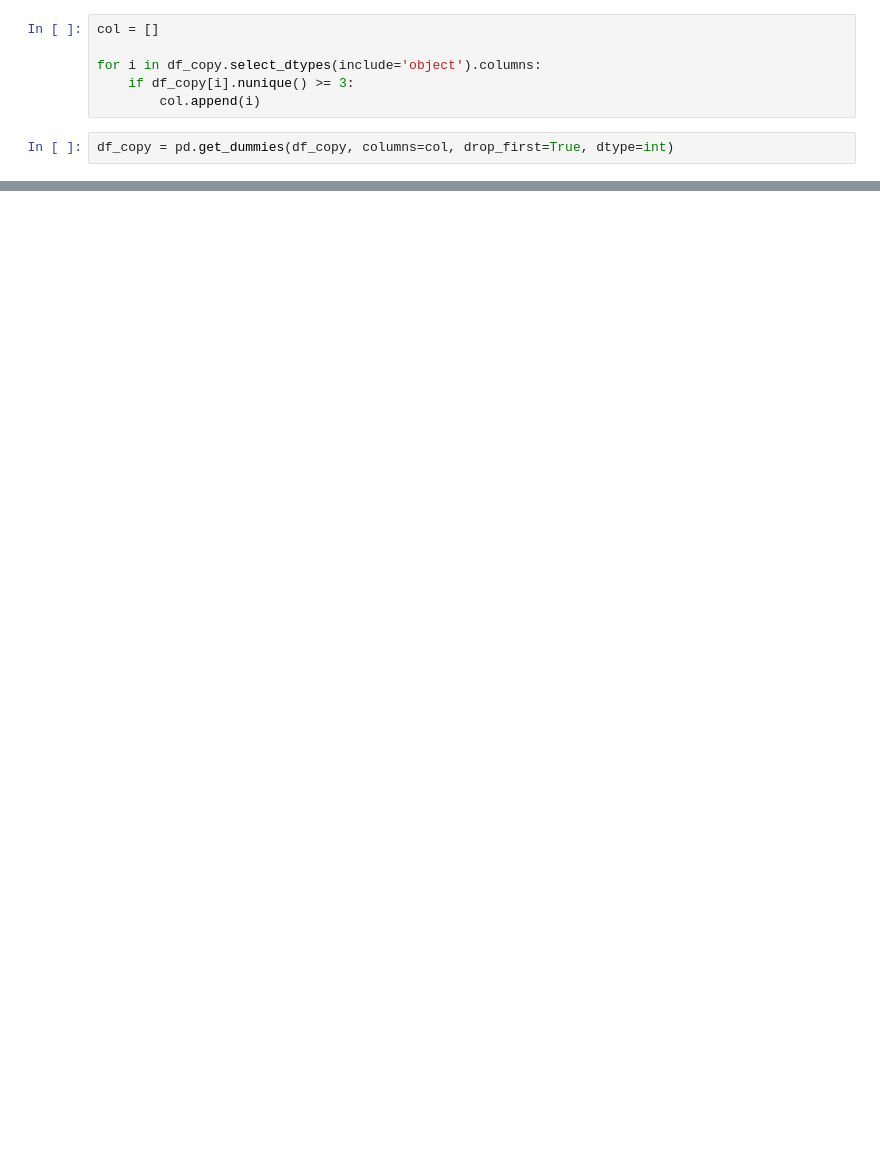
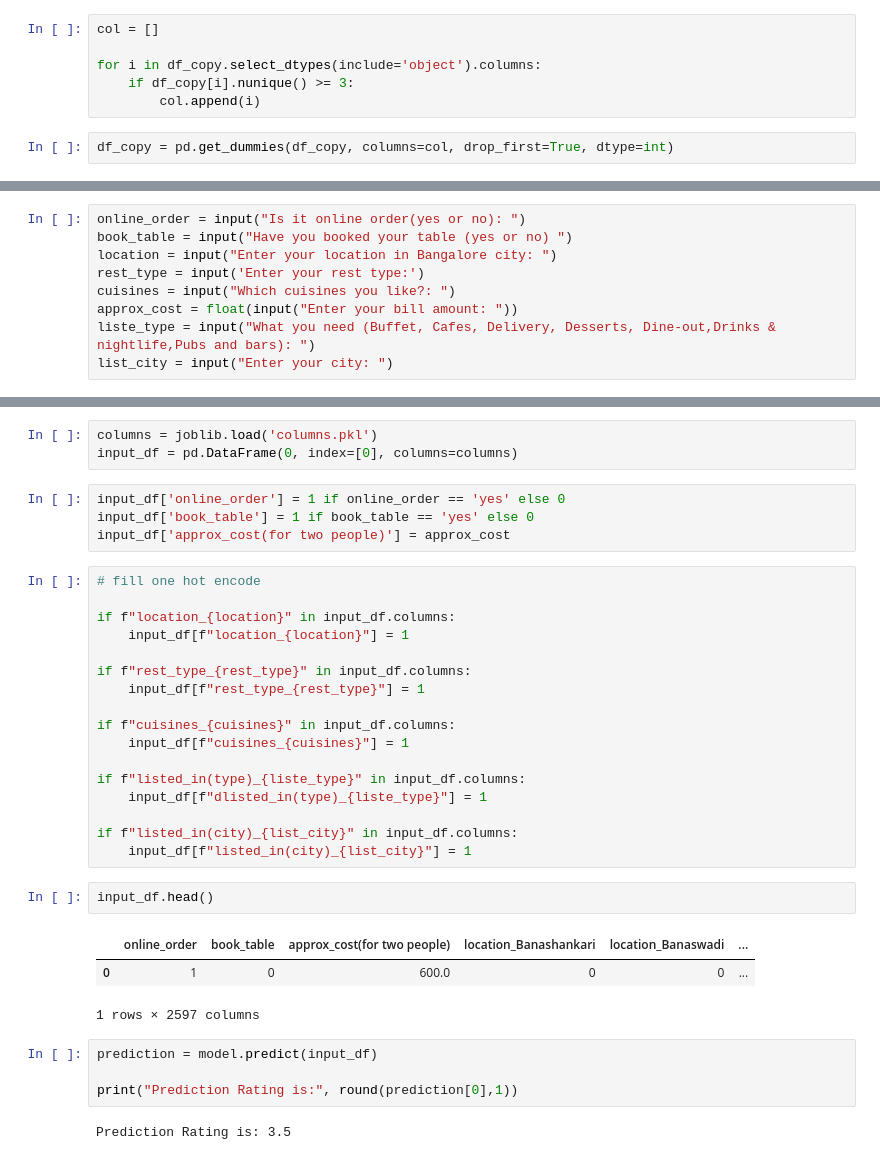
Before and after one commit to Manoranjan16/zomato, a Jupyter notebook: Untitled.ipynb, the cells around one changed output, grey strips where cells are left out. Drawn from its saved outputs; the diff is of its cells as text; blank space fills up the shorter version.

```diff
--- a/Untitled.ipynb
+++ b/Untitled.ipynb
@@ -467,0 +642,9 @@ df_copy.shape
+# %%
+online_order = input("Is it online order(yes or no): ")
+book_table = input("Have you booked your table (yes or no) ")
+location = input("Enter your location in Bangalore city: ")
+rest_type = input('Enter your rest type:')
+cuisines = input("Which cuisines you like?: ")
+approx_cost = float(input("Enter your bill amount: "))
+liste_type = input("What you need (Buffet, Cafes, Delivery, Desserts, Dine-out,Drinks & nightlife,Pubs and bars): ")
+list_city = input("Enter your city: ")
@@ -467,0 +682,36 @@ df_copy.shape
+# %%
+columns = joblib.load('columns.pkl')
+input_df = pd.DataFrame(0, index=[0], columns=columns)
+# %%
+input_df['online_order'] = 1 if online_order == 'yes' else 0
+input_df['book_table'] = 1 if book_table == 'yes' else 0
+input_df['approx_cost(for two people)'] = approx_cost
+# %%
+# fill one hot encode
+
+if f"location_{location}" in input_df.columns:
+    input_df[f"location_{location}"] = 1
+
+if f"rest_type_{rest_type}" in input_df.columns:
+    input_df[f"rest_type_{rest_type}"] = 1
+
+if f"cuisines_{cuisines}" in input_df.columns:
+    input_df[f"cuisines_{cuisines}"] = 1
+
+if f"listed_in(type)_{liste_type}" in input_df.columns:
+    input_df[f"dlisted_in(type)_{liste_type}"] = 1
+
+if f"listed_in(city)_{list_city}" in input_df.columns:
+    input_df[f"listed_in(city)_{list_city}"] = 1
+# %%
+input_df.head()
+# %% [output]
+|  | online_order | book_table | approx_cost(for two people) | location_Banashankari | location_Banaswadi | ... |
+| 0 | 1 | 0 | 600.0 | 0 | 0 | ... |
+1 rows × 2597 columns
+# %%
+prediction = model.predict(input_df)
+
+print("Prediction Rating is:", round(prediction[0],1))
+# %% [output]
+Prediction Rating is: 3.5
```
Also changed, not shown: parts of 32 cells of this notebook.
